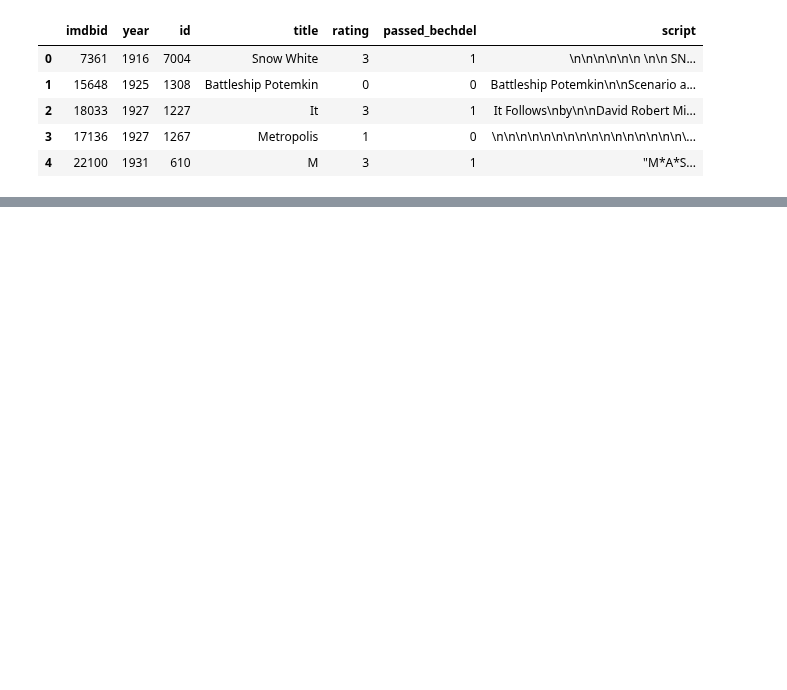
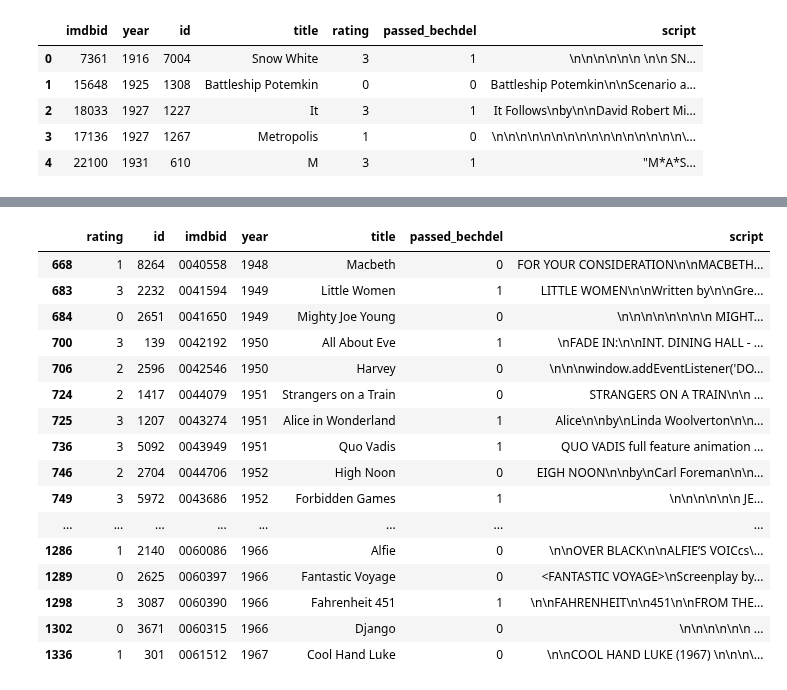
Before and after one commit to sigridbom/NLP_exam, a Jupyter notebook: bechdel_labels.ipynb, the cells around one changed output, grey strips where cells are left out. Saved outputs shown, nothing was run; the diff lists cells and outputs as text; code cells hidden in the pictures; blank space fills up the shorter version.

```diff
--- a/bechdel_labels.ipynb
+++ b/bechdel_labels.ipynb
@@ -426,0 +479,20 @@ Name: script, Length: 1450, dtype: object
+# %%
+filtered_df[50:100]
+# %% [output]
+|  | rating | id | imdbid | year | title | passed_bechdel | script |
+| 668 | 1 | 8264 | 0040558 | 1948 | Macbeth | 0 | FOR YOUR CONSIDERATION\n\nMACBETH... |
+| 683 | 3 | 2232 | 0041594 | 1949 | Little Women | 1 | LITTLE WOMEN\n\nWritten by\n\nGre... |
+| 684 | 0 | 2651 | 0041650 | 1949 | Mighty Joe Young | 0 | \n\n\n\n\n\n\n\n MIGHT... |
+| 700 | 3 | 139 | 0042192 | 1950 | All About Eve | 1 | \nFADE IN:\n\nINT. DINING HALL - ... |
+| 706 | 2 | 2596 | 0042546 | 1950 | Harvey | 0 | \n\n\nwindow.addEventListener('DO... |
+| 724 | 2 | 1417 | 0044079 | 1951 | Strangers on a Train | 0 | STRANGERS ON A TRAIN\n\n ... |
+| 725 | 3 | 1207 | 0043274 | 1951 | Alice in Wonderland | 1 | Alice\n\nby\nLinda Woolverton\n\n... |
+| 736 | 3 | 5092 | 0043949 | 1951 | Quo Vadis | 1 | QUO VADIS full feature animation ... |
+| 746 | 2 | 2704 | 0044706 | 1952 | High Noon | 0 | EIGH NOON\n\nby\nCarl Foreman\n\n... |
+| 749 | 3 | 5972 | 0043686 | 1952 | Forbidden Games | 1 | \n\n\n\n\n\n JE... |
+| ... | ... | ... | ... | ... | ... | ... | ... |
+| 1286 | 1 | 2140 | 0060086 | 1966 | Alfie | 0 | \n\nOVER BLACK\n\nALFIE’S VOICcs\... |
+| 1289 | 0 | 2625 | 0060397 | 1966 | Fantastic Voyage | 0 | <FANTASTIC VOYAGE>\nScreenplay by... |
+| 1298 | 3 | 3087 | 0060390 | 1966 | Fahrenheit 451 | 1 | \n\nFAHRENHEIT\n\n451\n\nFROM THE... |
+| 1302 | 0 | 3671 | 0060315 | 1966 | Django | 0 | \n\n\n\n\n\n ... |
+| 1336 | 1 | 301 | 0061512 | 1967 | Cool Hand Luke | 0 | \n\nCOOL HAND LUKE (1967) \n\n\n\... |
```
Also changed, not shown: parts of 21 cells of this notebook.
